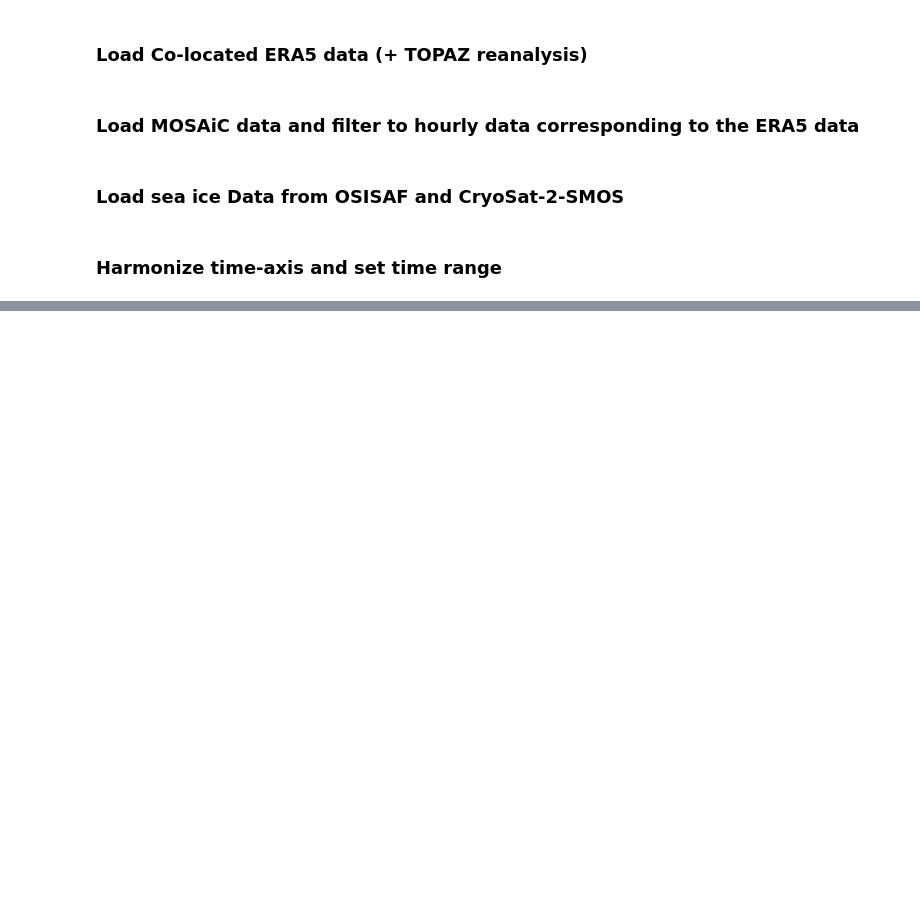
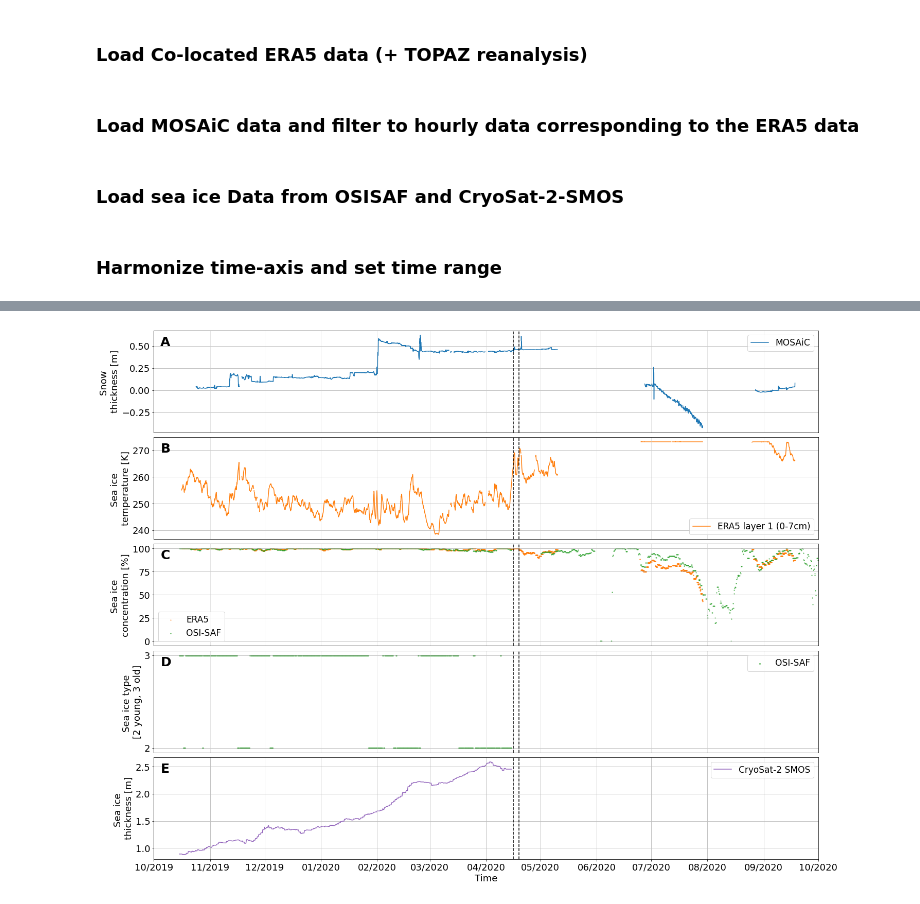
Before and after one commit to charrelju/M1_Internship_MET_Norway, a Jupyter notebook: MetCity.ipynb, the cells around one changed output, grey strips where cells are left out. Cells and saved outputs as stored; diff of their text form; code cells hidden in the pictures; blank space fills up the shorter version.

```diff
--- a/MetCity.ipynb
+++ b/MetCity.ipynb
@@ -91 +103,7 @@ mosasfs60met_1h_daily_mean = mosasfs60met_1h.resample(time='D').mean()
+# %%
+era5_wspd = []
+mosaic_wspd = []
+for i in range(0, len(era5_sfs60.u10m)) :
+    era5_wspd.append(np.sqrt(era5_sfs60.u10m[i]**2+era5_sfs60.v10m[i]**2))
+    mosaic_wspd.append(np.sqrt(mosasfs60met_1h.wspd_u_mean_10m.to_numpy()[i]**2+mosasfs60met_1h.wspd_v_mean_10m.to_numpy()[i]**2))
 # %%
@@ -190,0 +169,51 @@ plt.savefig(path_fig+'MetCity.png',dpi=300, facecolor='white', transparent=False
+# %%
+parameters = {'axes.labelsize':18, 'axes.titlesize':18, 'legend.fontsize':17, 'xtick.labelsize':18, 'ytick.labelsize':18,
+                  'legend.title_fontsize':17, 'figure.titlesize':25}
+plt.rcParams.update(parameters)
+from matplotlib.ticker import (AutoMinorLocator, MultipleLocator)
+nb = 5
+fig, axs = plt.subplots(nb,1,figsize=(20,15),gridspec_kw={'height_ratios': [1]*nb}, constrained_layout=True)
+
+axs[0].plot(mosasfs60met_1h.time, mosasfs60met_1h.snow_depth*1e-2,'-',label='MOSAiC',color='C0')
+axs[0].set_ylabel('Snow \nthickness [m]')
+axs[0].text(0.01, 0.85, string.ascii_uppercase[0], transform=axs[0].transAxes, size=25, weight='bold')
+
+axs[1].plot(era5_sfs60.datetime, era5_sfs60.istl,'-',label='ERA5 layer 1 (0-7cm)',color='C1')
+axs[1].set_ylabel('Sea ice \ntemperature [K]')
+axs[1].legend(loc='lower right')
+axs[1].text(0.01, 0.85, string.ascii_uppercase[1], transform=axs[1].transAxes, size=25, weight='bold')
+
+axs[2].scatter(era5_sfs60.datetime, era5_sfs60.ci*100,label='ERA5',s=1, color='C1')
+axs[2].scatter(df_sea_ice.index, df_sea_ice['sea_ice_concentration_osi[%]'], s=1, color='C2', label='OSI-SAF')
+axs[2].set_ylabel('Sea ice \nconcentration [%]')
+axs[2].text(0.01, 0.85, string.ascii_uppercase[2], transform=axs[2].transAxes, size=25, weight='bold')
+
+axs[3].scatter(df_sea_ice.index, df_sea_ice['sea_ice_type[2 young, 3 old]'], s=3, color='C2', label='OSI-SAF')
+axs[3].set_ylabel('Sea ice type \n[2 young, 3 old]')
+axs[3].set_yticks([2,3])
+axs[3].text(0.01, 0.85, string.ascii_uppercase[3], transform=axs[3].transAxes, size=25, weight='bold')
+
+axs[4].plot(df_sea_ice.index, df_sea_ice['sea_ice_thickness[m]'], 'C4', label='CryoSat-2 SMOS')
+axs[4].set_ylabel('Sea ice \nthickness [m]')
+axs[4].text(0.01, 0.85, string.ascii_uppercase[4], transform=axs[4].transAxes, size=25, weight='bold')
+axs[4].xaxis.set_major_formatter(dates.DateFormatter('%m/%Y'))
+axs[4].xaxis.set_major_locator(dates.MonthLocator())
+axs[4].set_xlabel('Time')
+
+months_date = pd.date_range('2019-09-01','2020-11-01' , freq='1M')-pd.offsets.MonthBegin(1)
+for i in range(0,nb) :
+    axs[i].axvline(datetime.date(2020, 4, 16), color='k', linestyle='--', linewidth='1.5')
+    axs[i].axvline(datetime.date(2020, 4, 19), color='k', linestyle='--', linewidth='1.5')
+    axs[i].set_xlim([datetime.date(2019, 10, 1), datetime.date(2020, 10, 1)])
+    axs[i].grid()
+    for j in range(0,len(months_date)) :
+        axs[i].axvline(months_date[j], color='#CCCCCC', linestyle='-', linewidth='0.5')
+    if not i == 1 :
+        axs[i].legend()
+for i in range(0,nb-1) :
+    axs[i].set_xticks([])
+
+path_fig = '/lustre/storeB/users/justinec/master_internship/figures/met_city/'
+plt.savefig(path_fig+'MetCity_sea_ice.png',dpi=300, facecolor='white', transparent=False)
+# %% [output]
+[figure, added]
```
Also changed, not shown: parts of 6 cells of this notebook, 3 other files.
